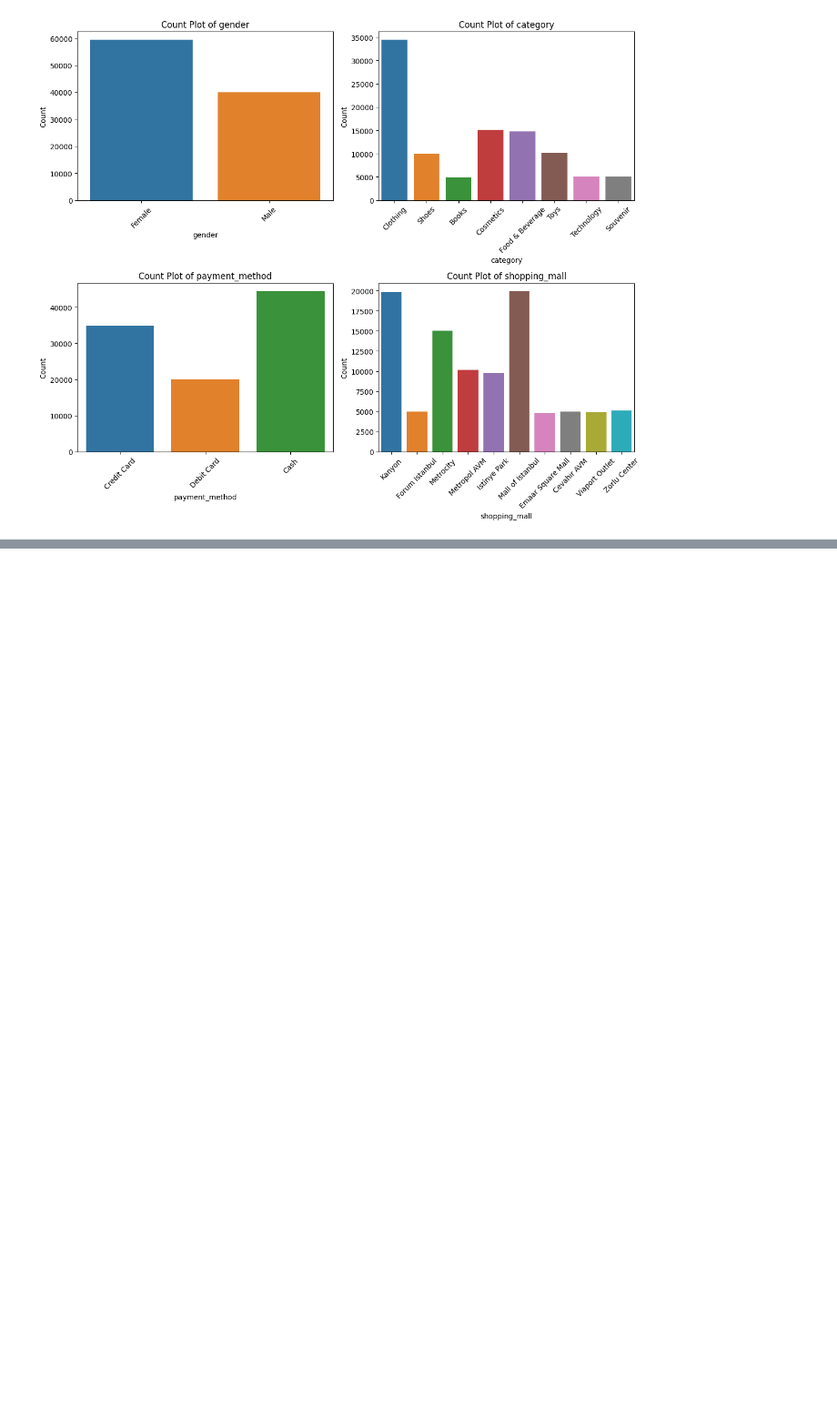
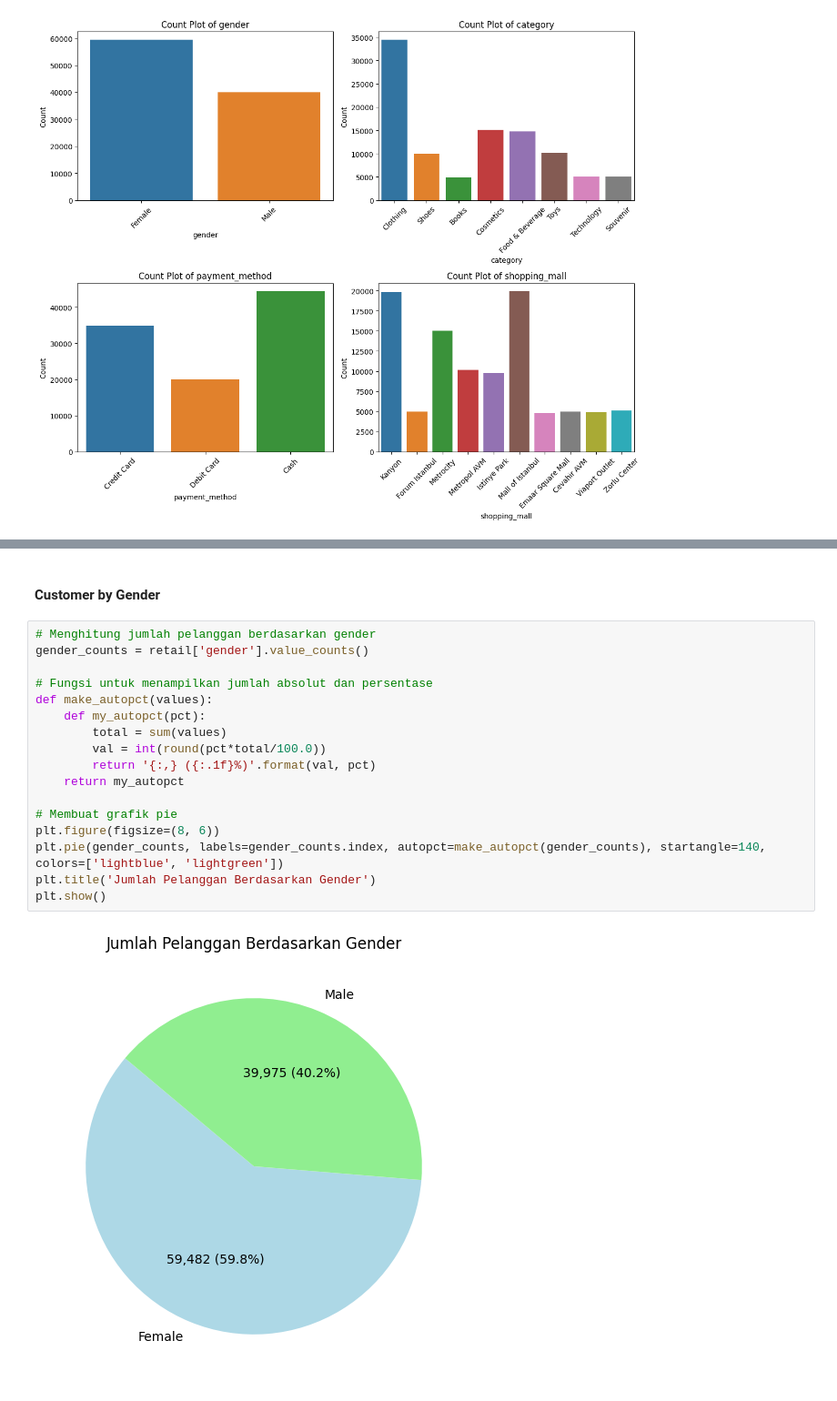
Before and after one commit to sandys-ss/EDA, a Jupyter notebook: cohort-analysis.ipynb, the cells around one changed output, grey strips where cells are left out. Shown: that part at 91% size. Drawn from its saved outputs; the diff is of its cells as text; blank space fills up the shorter version.

```diff
--- a/cohort-analysis.ipynb
+++ b/cohort-analysis.ipynb
@@ -188,0 +252,21 @@ plt.show()
+# %% [markdown]
+#### Customer by Gender
+# %%
+# Menghitung jumlah pelanggan berdasarkan gender
+gender_counts = retail['gender'].value_counts()
+
+# Fungsi untuk menampilkan jumlah absolut dan persentase
+def make_autopct(values):
+    def my_autopct(pct):
+        total = sum(values)
+        val = int(round(pct*total/100.0))
+        return '{:,} ({:.1f}%)'.format(val, pct)
+    return my_autopct
+
+# Membuat grafik pie
+plt.figure(figsize=(8, 6))
+plt.pie(gender_counts, labels=gender_counts.index, autopct=make_autopct(gender_counts), startangle=140, colors=['lightblue', 'lightgreen'])
+plt.title('Jumlah Pelanggan Berdasarkan Gender')
+plt.show()
+# %% [output]
+[figure, added]
```
Also changed, not shown: parts of 27 cells of this notebook.
